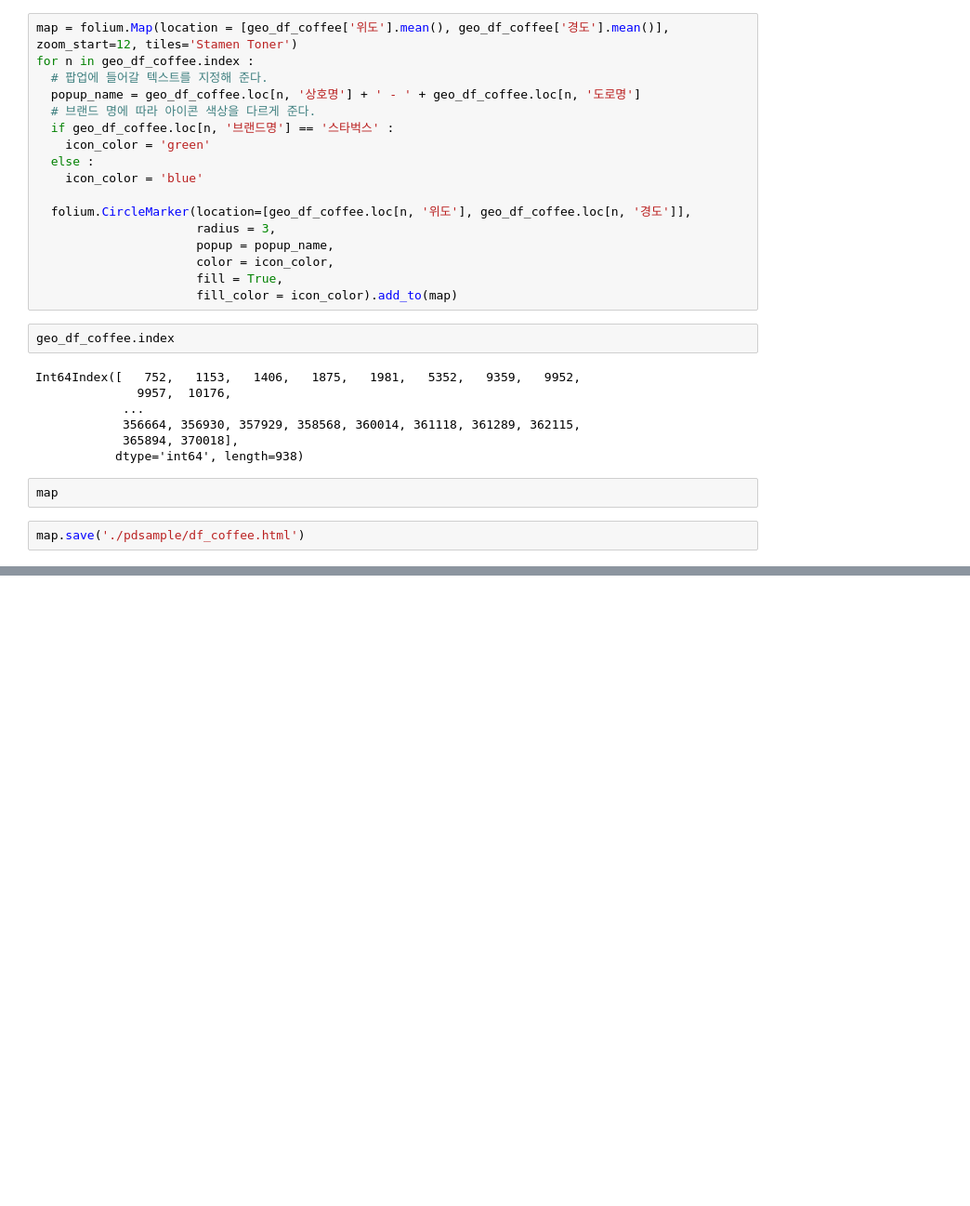
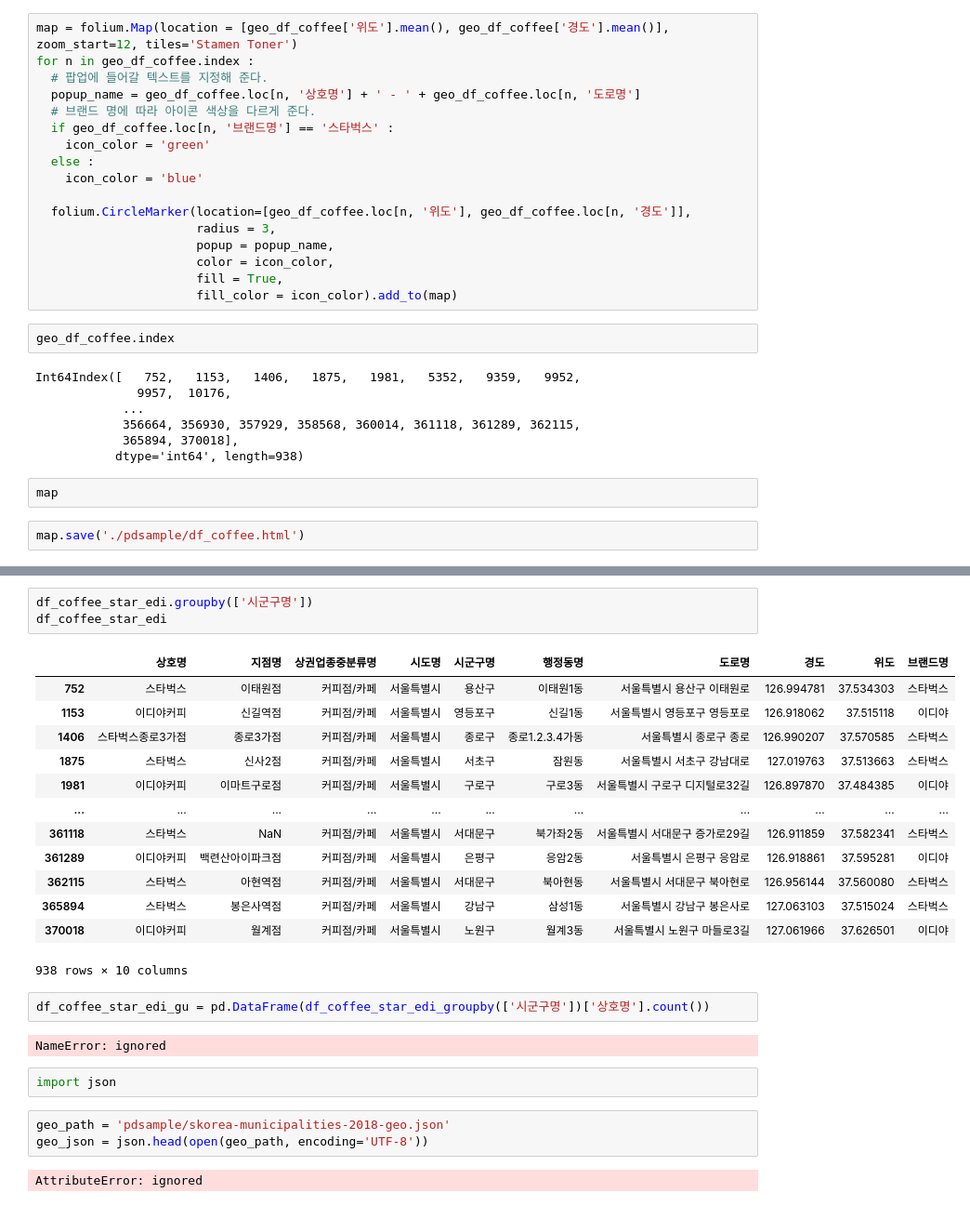
Before and after one commit to kimberlyydanij/python_demo, a Jupyter notebook: python_27_상권분석.ipynb, the cells around one changed output, grey strips where cells are left out. Shown: that part at 93% size. Drawn from its saved outputs; the diff is of its cells as text; blank space fills up the shorter version.

```diff
--- a/python_27_상권분석.ipynb
+++ b/python_27_상권분석.ipynb
@@ -372,0 +387,28 @@ map.save('./pdsample/df_coffee.html')
+# %%
+df_coffee_star_edi.groupby(['시군구명'])
+df_coffee_star_edi
+# %% [output]
+|  | 상호명 | 지점명 | 상권업종중분류명 | 시도명 | 시군구명 | 행정동명 | 도로명 | 경도 | 위도 | 브랜드명 |
+| 752 | 스타벅스 | 이태원점 | 커피점/카페 | 서울특별시 | 용산구 | 이태원1동 | 서울특별시 용산구 이태원로 | 126.994781 | 37.534303 | 스타벅스 |
+| 1153 | 이디야커피 | 신길역점 | 커피점/카페 | 서울특별시 | 영등포구 | 신길1동 | 서울특별시 영등포구 영등포로 | 126.918062 | 37.515118 | 이디야 |
+| 1406 | 스타벅스종로3가점 | 종로3가점 | 커피점/카페 | 서울특별시 | 종로구 | 종로1.2.3.4가동 | 서울특별시 종로구 종로 | 126.990207 | 37.570585 | 스타벅스 |
+| 1875 | 스타벅스 | 신사2점 | 커피점/카페 | 서울특별시 | 서초구 | 잠원동 | 서울특별시 서초구 강남대로 | 127.019763 | 37.513663 | 스타벅스 |
+| 1981 | 이디야커피 | 이마트구로점 | 커피점/카페 | 서울특별시 | 구로구 | 구로3동 | 서울특별시 구로구 디지털로32길 | 126.897870 | 37.484385 | 이디야 |
+| ... | ... | ... | ... | ... | ... | ... | ... | ... | ... | ... |
+| 361118 | 스타벅스 | NaN | 커피점/카페 | 서울특별시 | 서대문구 | 북가좌2동 | 서울특별시 서대문구 증가로29길 | 126.911859 | 37.582341 | 스타벅스 |
+| 361289 | 이디야커피 | 백련산아이파크점 | 커피점/카페 | 서울특별시 | 은평구 | 응암2동 | 서울특별시 은평구 응암로 | 126.918861 | 37.595281 | 이디야 |
+| 362115 | 스타벅스 | 아현역점 | 커피점/카페 | 서울특별시 | 서대문구 | 북아현동 | 서울특별시 서대문구 북아현로 | 126.956144 | 37.560080 | 스타벅스 |
+| 365894 | 스타벅스 | 봉은사역점 | 커피점/카페 | 서울특별시 | 강남구 | 삼성1동 | 서울특별시 강남구 봉은사로 | 127.063103 | 37.515024 | 스타벅스 |
+| 370018 | 이디야커피 | 월계점 | 커피점/카페 | 서울특별시 | 노원구 | 월계3동 | 서울특별시 노원구 마들로3길 | 127.061966 | 37.626501 | 이디야 |
+938 rows × 10 columns
+# %%
+df_coffee_star_edi_gu = pd.DataFrame(df_coffee_star_edi_groupby(['시군구명'])['상호명'].count())
+# %% [output]
+NameError: ignored
+# %%
+import json
+# %%
+geo_path = 'pdsample/skorea-municipalities-2018-geo.json'
+geo_json = json.head(open(geo_path, encoding='UTF-8'))
+# %% [output]
+AttributeError: ignored
```
Also changed, not shown: parts of 10 cells of this notebook.
